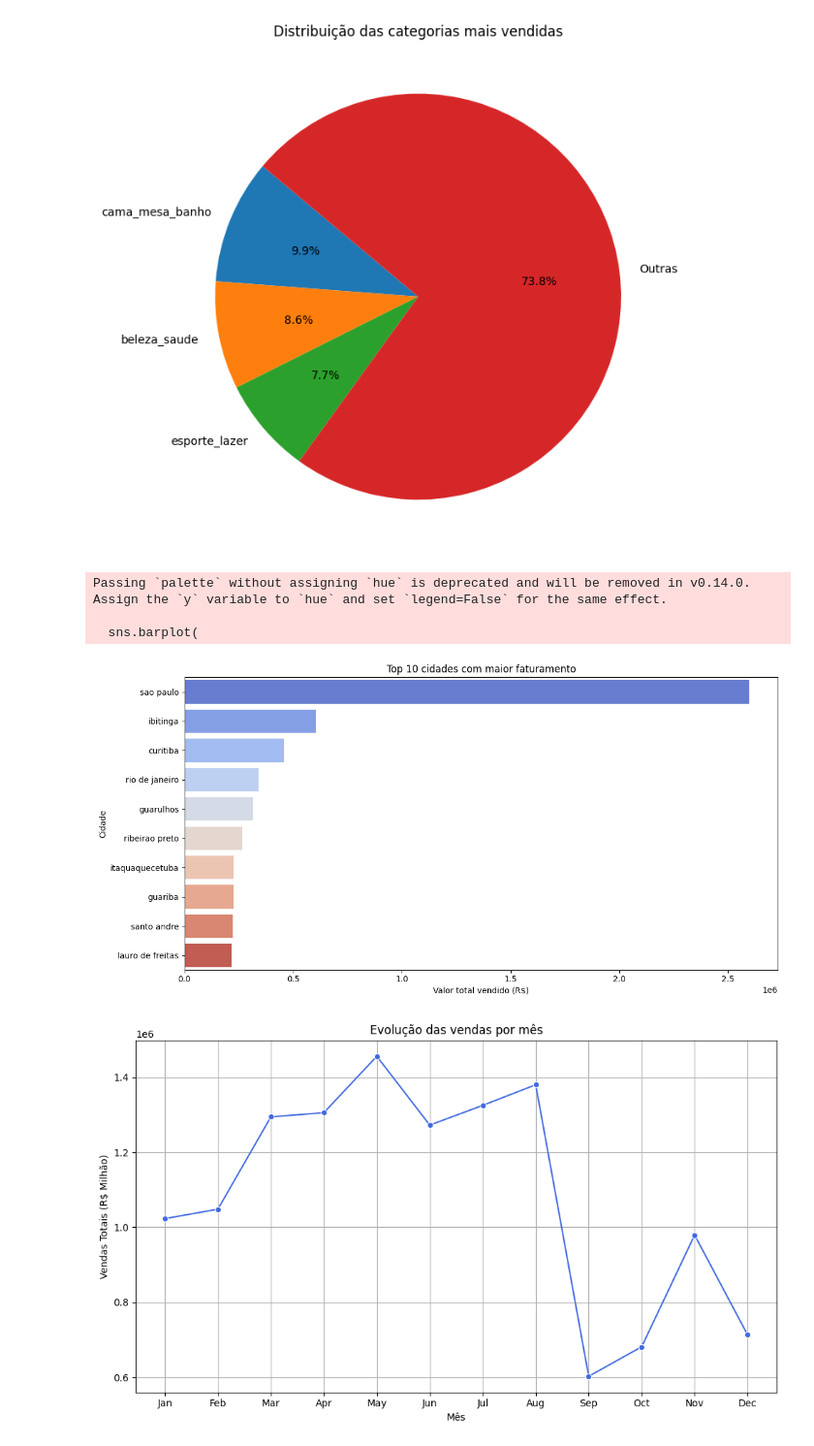
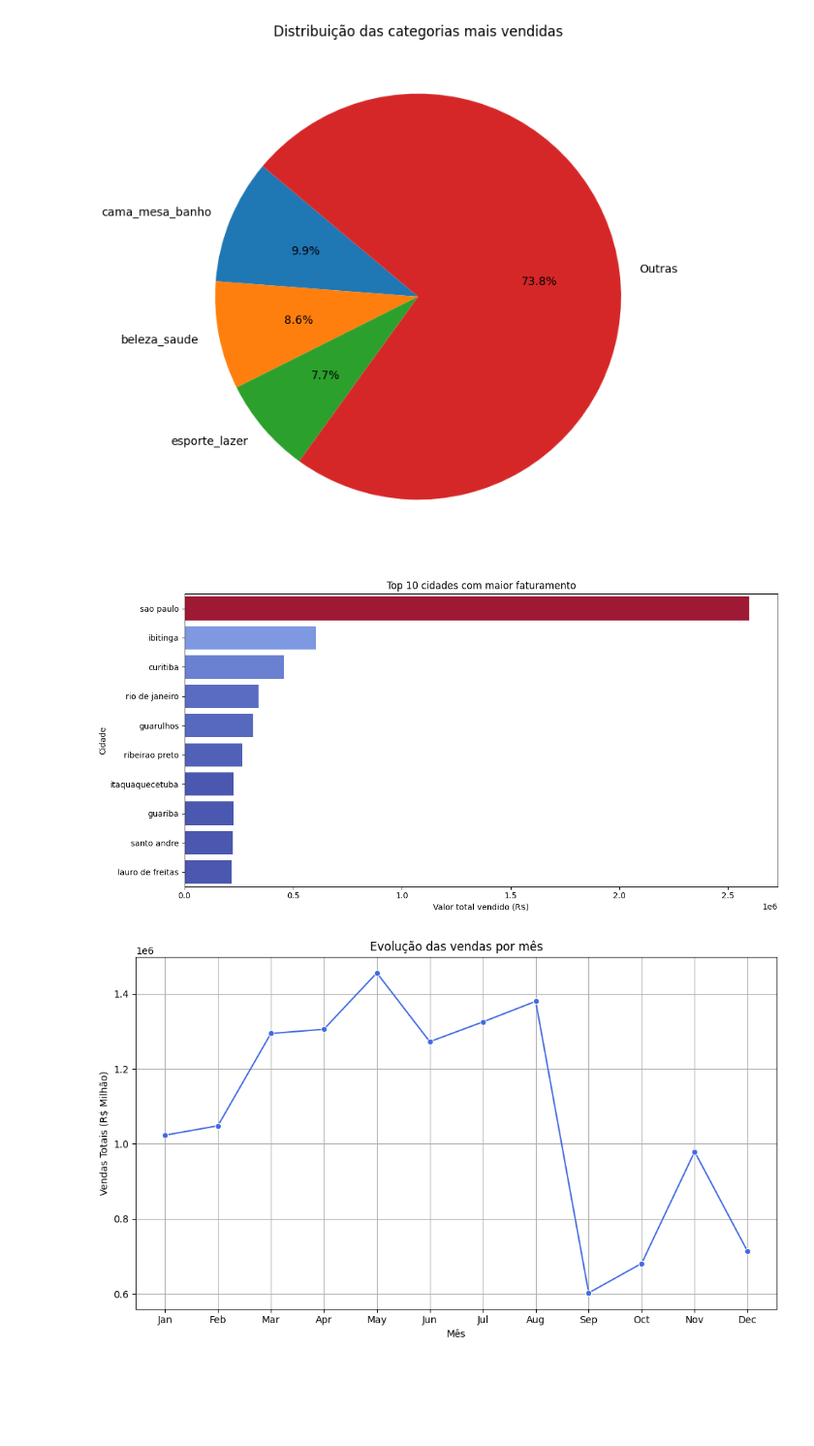
Before and after one commit to jhonvds1/brazilian-ecommerce, a Jupyter notebook: notebooks/visualizacao.ipynb, the cells around one changed output. Shown at 97% size. Saved outputs shown, nothing was run; the diff lists cells and outputs as text; code cells hidden in the pictures; blank space fills up the shorter version.

```diff
--- a/notebooks/visualizacao.ipynb
+++ b/notebooks/visualizacao.ipynb
@@ -130,36 +130,41 @@ query = """
 # O resultado representa o faturamento total por cidade dos vendedores
 df_sales_per_city = client.query(query).to_dataframe()
 # %%
+import matplotlib.pyplot as plt
+import seaborn as sns
+
 # Cria a figura do gráfico com tamanho 12x6
 plt.figure(figsize=(12,6))
 
 # Cria um gráfico de barras com seaborn
 sns.barplot(
     data=df_sales_per_city.head(10),  # usa apenas as 10 cidades com maior valor de vendas
     x='vendas_totais',               # eixo X → valor total vendido por cidade
     y='seller_city',                 # eixo Y → nome da cidade do vendedor
-    palette='coolwarm'               # define a paleta de cores do gráfico
+    hue='vendas_totais',             # define gradiente de cores com base nos valores
+    palette='coolwarm',              # paleta de cores
+    dodge=False                      # impede barras lado a lado
 )
+
+# Remove a legenda desnecessária (já que cada barra é individual)
+plt.legend([],[], frameon=False)
 
 # Define o título do gráfico
 plt.title('Top 10 cidades com maior faturamento')
 
 # Define o rótulo do eixo X (valor total vendido em reais)
 plt.xlabel('Valor total vendido (R$)')
 
 # Define o rótulo do eixo Y (cidade do vendedor)
 plt.ylabel('Cidade')
 
 # Ajusta automaticamente os espaçamentos para não cortar textos
 plt.tight_layout()
 
 # Exibe o gráfico na tela
 plt.show()
 # %% [output]
-Passing `palette` without assigning `hue` is deprecated and will be removed in v0.14.0. Assign the `y` variable to `hue` and set `legend=False` for the same effect.
-
-  sns.barplot(
-[figure, old version]
+[figure, new version]
 # %%
 # Tendência de vendas por período (mês)
 
```
